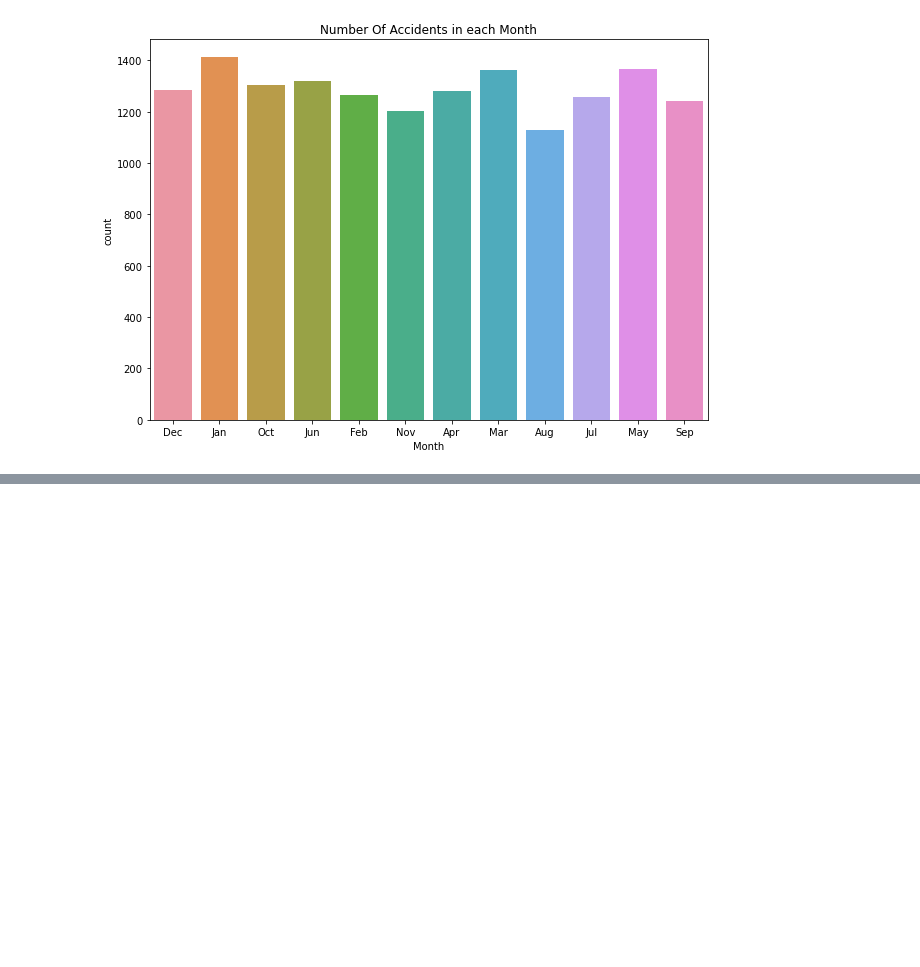
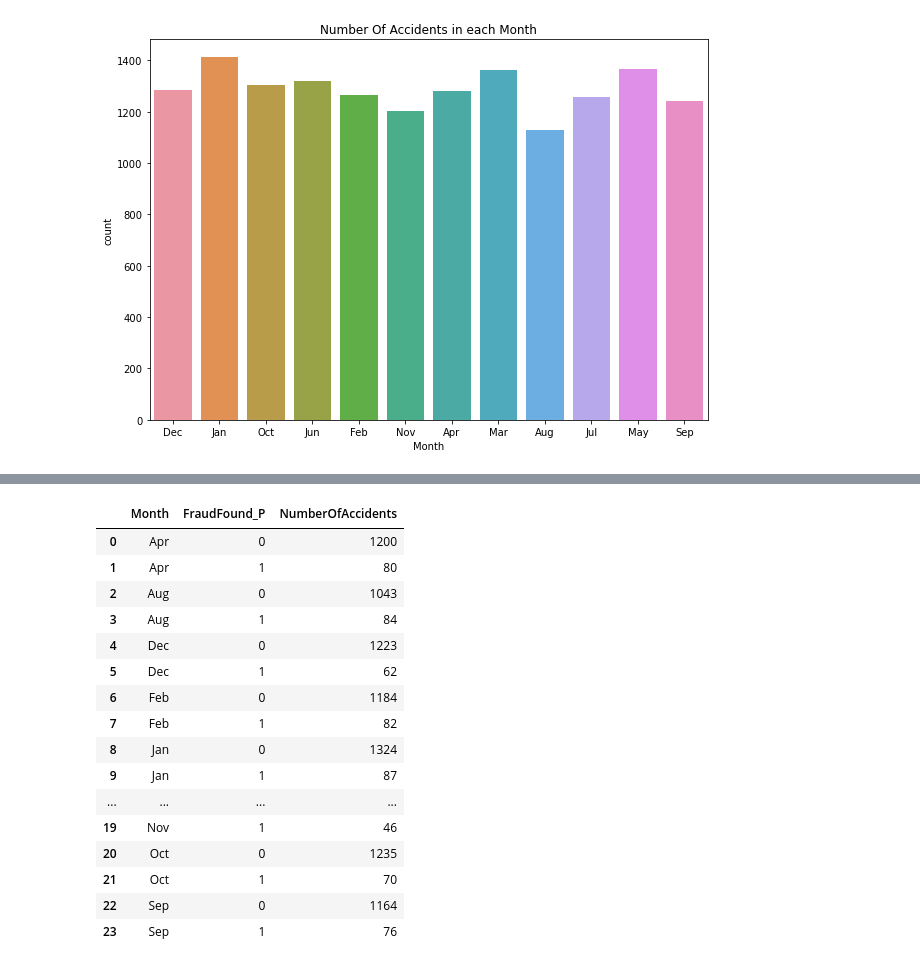
Before and after one commit to MohammadRouintan/Vehicle-Insurance-Claim-Fraud-Detection-Classification, a Jupyter notebook: Vehicle Insurance.ipynb, the cells around one changed output, grey strips where cells are left out. Saved outputs shown, nothing was run; the diff lists cells and outputs as text; code cells hidden in the pictures; blank space fills up the shorter version.

```diff
--- a/Vehicle Insurance.ipynb
+++ b/Vehicle Insurance.ipynb
@@ -222,0 +232,3 @@ Write a conclusion and references which you've used in your homework
+# %%
+month_fraud = vic[['Month', 'FraudFound_P']]
+month_fraud
@@ -222,0 +249,21 @@ Write a conclusion and references which you've used in your homework
+# %%
+month_fraud = month_fraud.groupby(['Month', 'FraudFound_P']).size().reset_index().rename(columns={0: 'NumberOfAccidents'})
+month_fraud
+# %% [output]
+|  | Month | FraudFound_P | NumberOfAccidents |
+| 0 | Apr | 0 | 1200 |
+| 1 | Apr | 1 | 80 |
+| 2 | Aug | 0 | 1043 |
+| 3 | Aug | 1 | 84 |
+| 4 | Dec | 0 | 1223 |
+| 5 | Dec | 1 | 62 |
+| 6 | Feb | 0 | 1184 |
+| 7 | Feb | 1 | 82 |
+| 8 | Jan | 0 | 1324 |
+| 9 | Jan | 1 | 87 |
+| ... | ... | ... | ... |
+| 19 | Nov | 1 | 46 |
+| 20 | Oct | 0 | 1235 |
+| 21 | Oct | 1 | 70 |
+| 22 | Sep | 0 | 1164 |
+| 23 | Sep | 1 | 76 |
```
Also changed, not shown: parts of 6 cells of this notebook.
